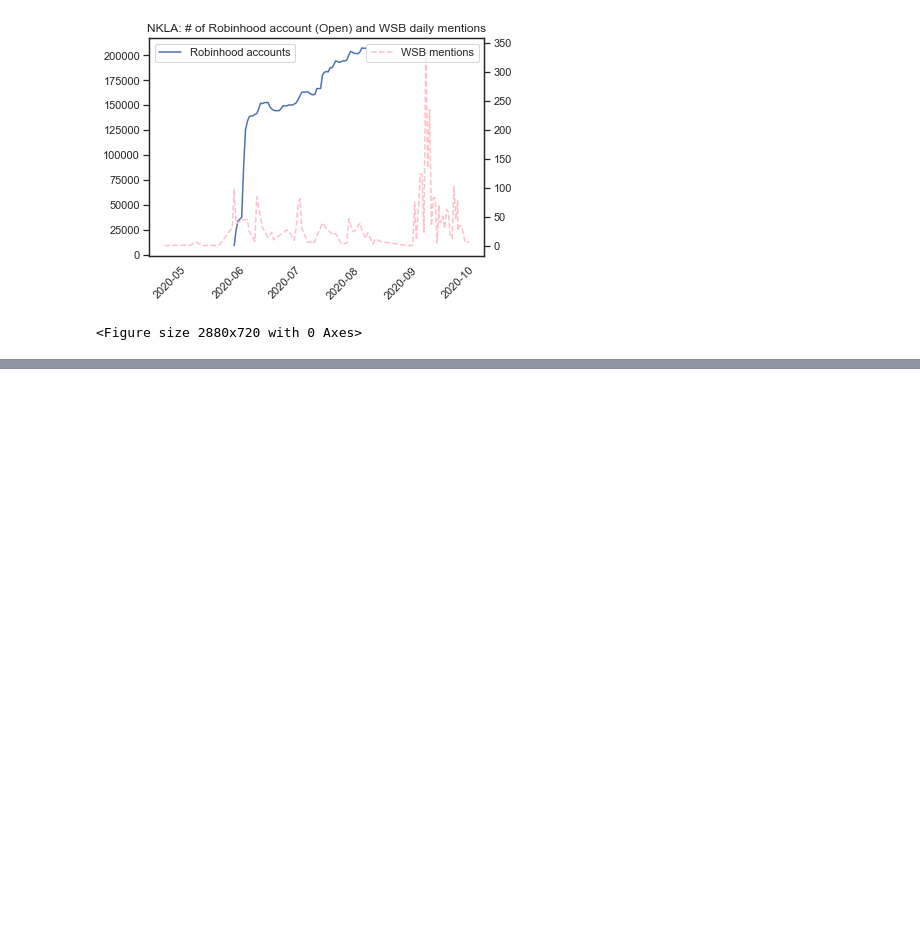
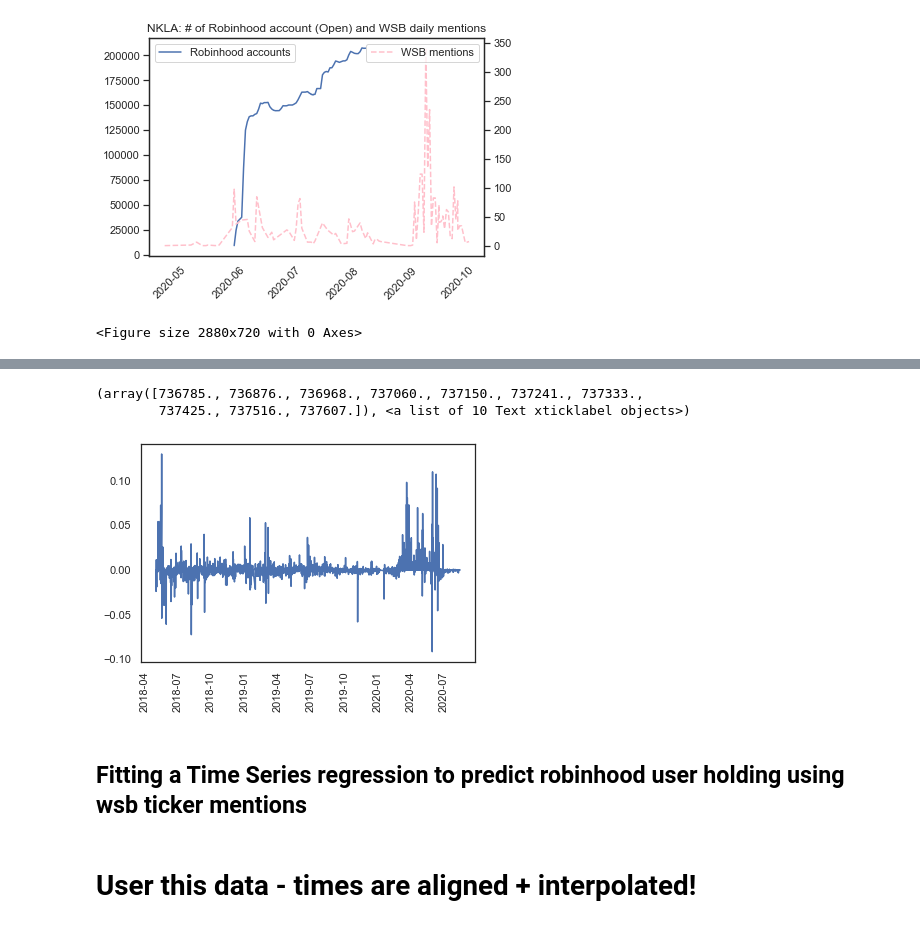
Before and after one commit to DS4A-mathemagicians/robintrack, a Jupyter notebook: robintrack analysis.ipynb, the cells around one changed output, grey strips where cells are left out. Cells and saved outputs as stored; diff of their text form; code cells hidden in the pictures; blank space fills up the shorter version.

```diff
--- a/robintrack analysis.ipynb
+++ b/robintrack analysis.ipynb
@@ -44,3 +39,18 @@ elapsed time:  1437.1404234460006
+# %%
+# make two giantic dictionaries each containing time series and user_holding, respectively. takes ~ 1400s to run
+start_time = timer()
+
+directory = cwd + '/robintrack/popularity_export/'
+
+for file in ticker_list[:2]:
+    dir_ = directory + file + '.csv'
+    df = pd.read_csv(dir_, parse_dates = [0], dtype = {'users_holding' : 'uint64'})
+#     df['timestamp'] = df['timestamp'].apply(lambda x: x.round('1h'))
+#     df = df.drop_duplicates(subset = ['timestamp'])
+    time_data[file] = df['timestamp']
+    user_data[file] = df['users_holding']
+elapsed = timer() - start_time
+print("elapsed time: ", elapsed)
 # %%
 time_df = pd.DataFrame(time_data)
 # %%
@@ -760,0 +915,11 @@ for ticker in tickers:
+# %%
+plt.plot(pct_user_df['HTZ'])
+plt.xticks(rotation = 90)
+# %% [output]
+(array([736785., 736876., 736968., 737060., 737150., 737241., 737333.,
+        737425., 737516., 737607.]), <a list of 10 Text xticklabel objects>)
+[figure, added]
+# %% [markdown]
+## Fitting a Time Series regression to predict robinhood user holding using wsb ticker mentions
+# %% [markdown]
+# User this data - times are aligned + interpolated!
```
Also changed, not shown: parts of 95 cells of this notebook.
